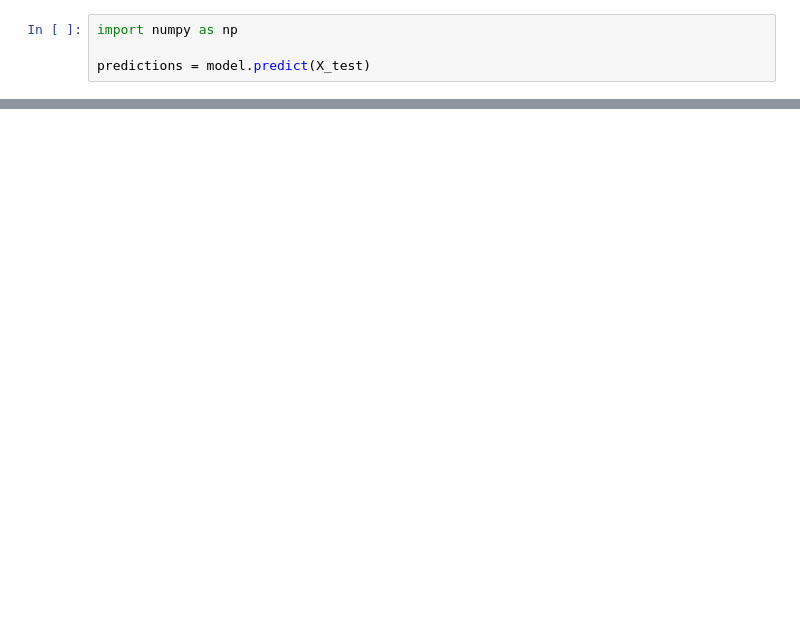
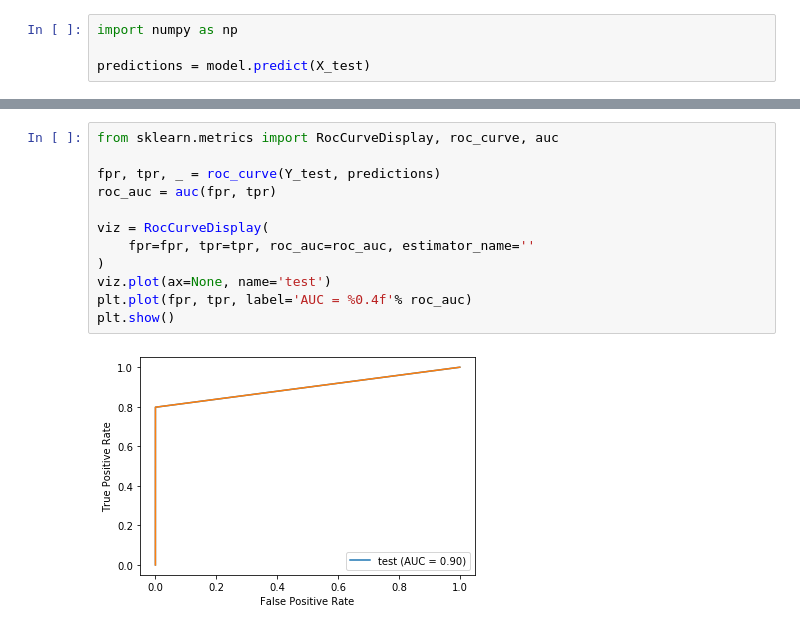
Before and after one commit to izvyk/school-project, a Jupyter notebook: RandomForest.ipynb, the cells around one changed output, grey strips where cells are left out. Drawn from its saved outputs; the diff is of its cells as text; blank space fills up the shorter version.

```diff
--- a/RandomForest.ipynb
+++ b/RandomForest.ipynb
@@ -106,0 +146,14 @@ plt.show();
+# %%
+from sklearn.metrics import RocCurveDisplay, roc_curve, auc
+
+fpr, tpr, _ = roc_curve(Y_test, predictions)
+roc_auc = auc(fpr, tpr)
+
+viz = RocCurveDisplay(
+    fpr=fpr, tpr=tpr, roc_auc=roc_auc, estimator_name=''
+)
+viz.plot(ax=None, name='test')
+plt.plot(fpr, tpr, label='AUC = %0.4f'% roc_auc)
+plt.show()
+# %% [output]
+[figure, added]
```
Also changed, not shown: parts of 26 cells of this notebook.
